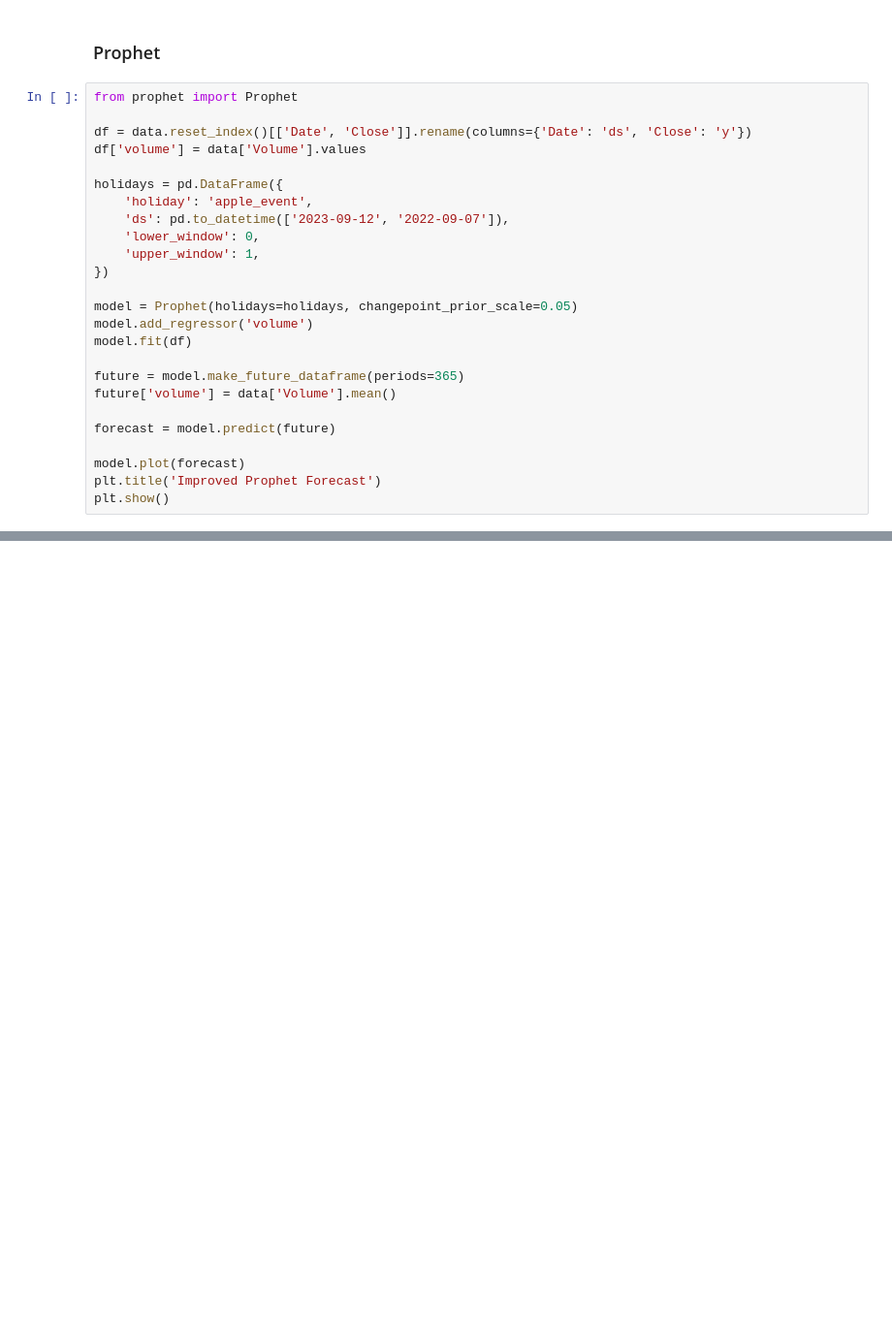
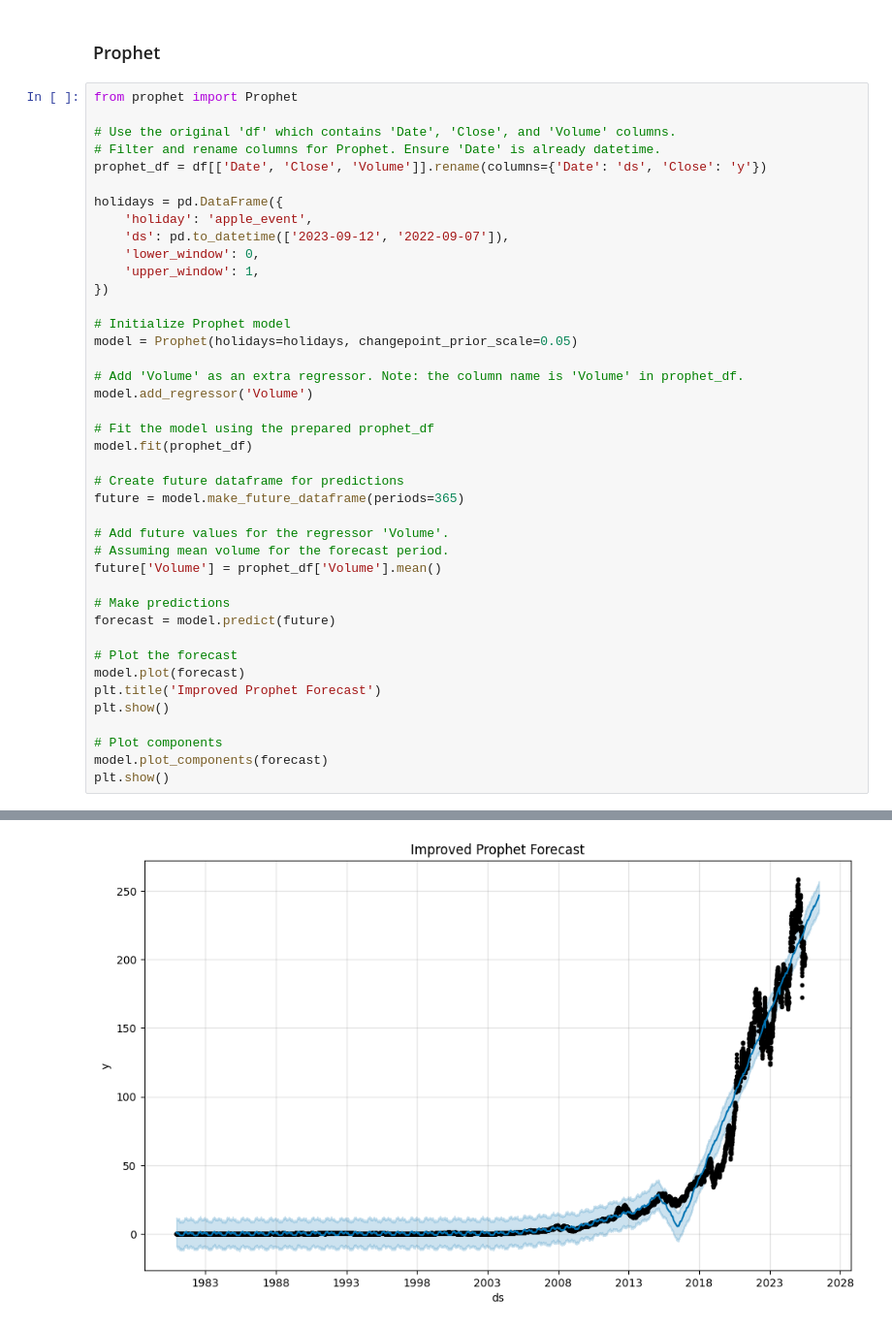
Before and after one commit to Vignesh-msd/StockMarketForecasting, a Jupyter notebook: Stock_market_forecasting.ipynb, the cells around one changed output, grey strips where cells are left out. Shown at 97% size. Drawn from its saved outputs; the diff is of its cells as text; blank space fills up the shorter version.

```diff
--- a/Stock_market_forecasting.ipynb
+++ b/Stock_market_forecasting.ipynb
@@ -346,8 +352,9 @@ Best ARIMA Order: (0, 1, 0)
 # %%
 from prophet import Prophet
 
-df = data.reset_index()[['Date', 'Close']].rename(columns={'Date': 'ds', 'Close': 'y'})
-df['volume'] = data['Volume'].values
+# Use the original 'df' which contains 'Date', 'Close', and 'Volume' columns.
+# Filter and rename columns for Prophet. Ensure 'Date' is already datetime.
+prophet_df = df[['Date', 'Close', 'Volume']].rename(columns={'Date': 'ds', 'Close': 'y'})
 
 holidays = pd.DataFrame({
     'holiday': 'apple_event',
@@ -356,15 +363,31 @@ holidays = pd.DataFrame({
     'upper_window': 1,
 })
 
+# Initialize Prophet model
 model = Prophet(holidays=holidays, changepoint_prior_scale=0.05)
-model.add_regressor('volume')
-model.fit(df)
 
+# Add 'Volume' as an extra regressor. Note: the column name is 'Volume' in prophet_df.
+model.add_regressor('Volume')
+
+# Fit the model using the prepared prophet_df
+model.fit(prophet_df)
+
+# Create future dataframe for predictions
 future = model.make_future_dataframe(periods=365)
-future['volume'] = data['Volume'].mean()
 
+# Add future values for the regressor 'Volume'.
+# Assuming mean volume for the forecast period.
+future['Volume'] = prophet_df['Volume'].mean()
+
+# Make predictions
 forecast = model.predict(future)
 
+# Plot the forecast
 model.plot(forecast)
 plt.title('Improved Prophet Forecast')
 plt.show()
+
+# Plot components
+model.plot_components(forecast)
+plt.show()
+# %% [output]
@@ -370,0 +395 @@ plt.show()
+[figure, added]
```
Also changed, not shown: parts of 11 cells of this notebook.
